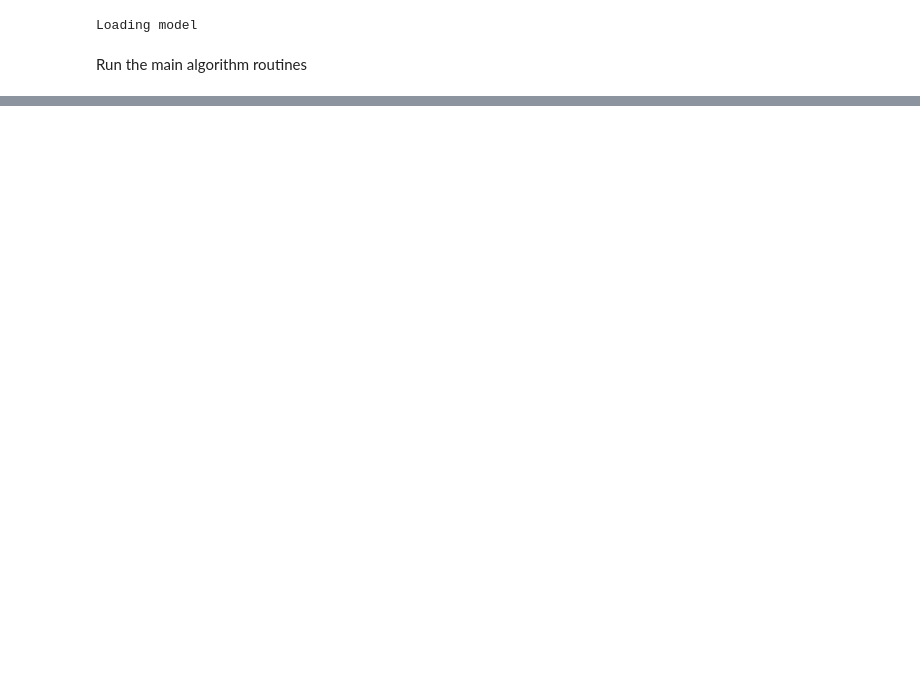
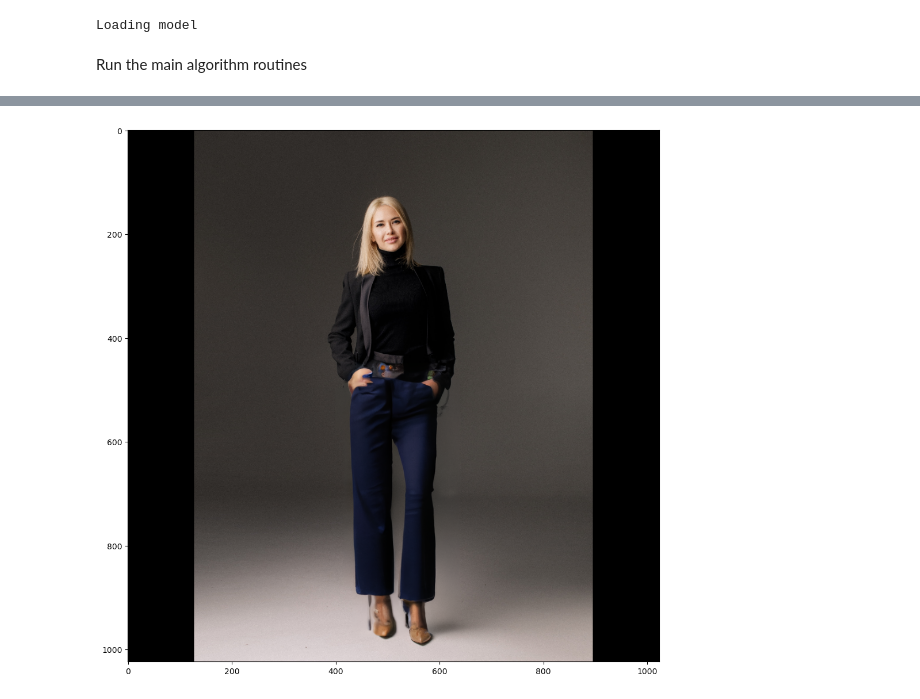
Before and after one commit to kevm314/prompted-inpainting-backend, a Jupyter notebook: app/algorithms/prompted_figure_inpainting/runner_notebook.ipynb, the cells around one changed output, grey strips where cells are left out. Cells and saved outputs as stored; diff of their text form; code cells hidden in the pictures; blank space fills up the shorter version.

```diff
--- a/app/algorithms/prompted_figure_inpainting/runner_notebook.ipynb
+++ b/app/algorithms/prompted_figure_inpainting/runner_notebook.ipynb
@@ -91,0 +180,13 @@ plt.imshow(Image.fromarray(processed_output_img.astype(np.uint8)))
+# %%
+response = openai.Image.create_edit(
+  image=base_buffered.getvalue(),
+  mask=mask_buffered.getvalue(),
+  prompt="a woman wearing blue pants",
+  n=1,
+  size="1024x1024",
+  response_format="b64_json"
+)
+# %%
+decode_image(response)
+# %% [output]
+[figure, added]
```
Also changed, not shown: parts of 18 cells of this notebook, 4 other files.
